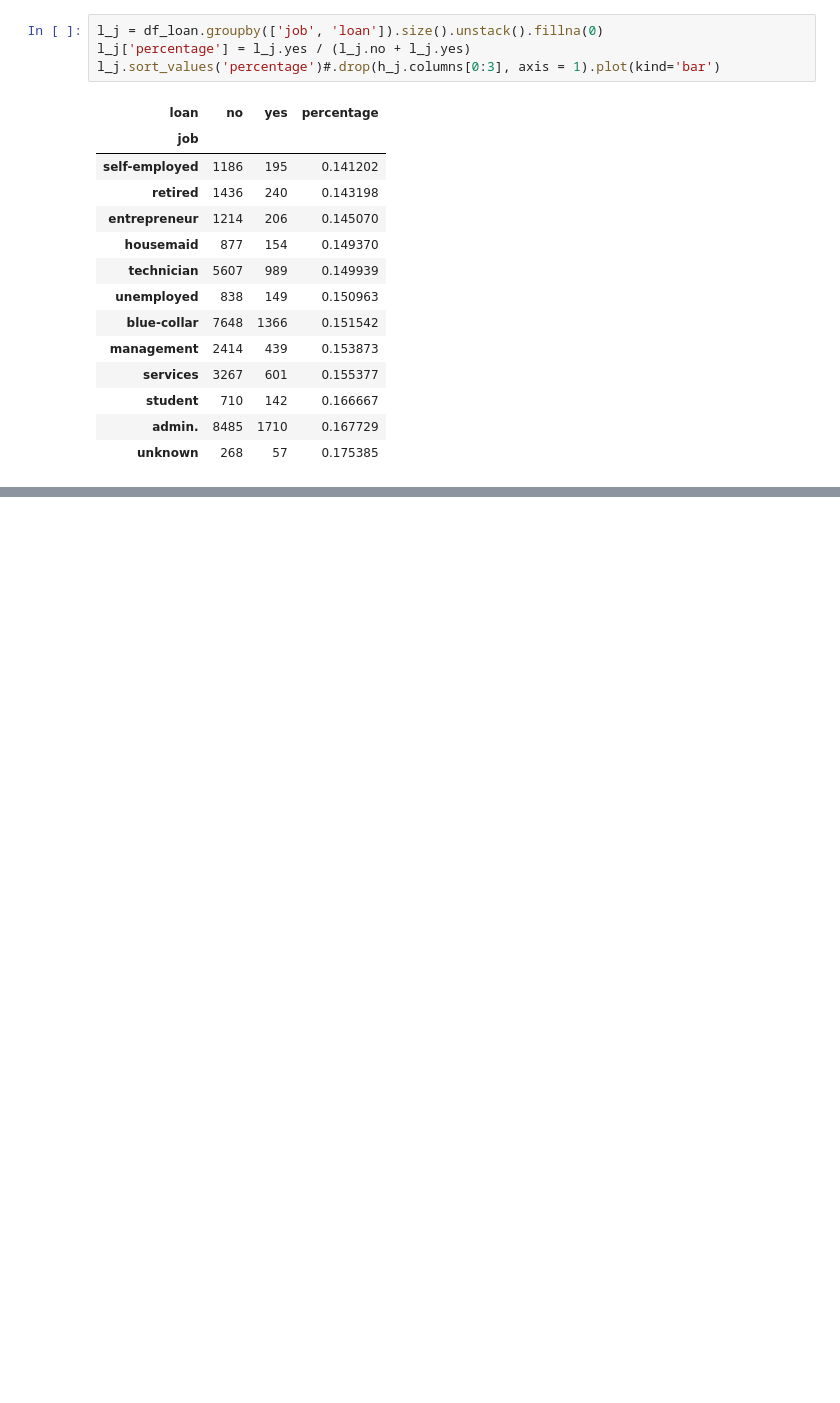
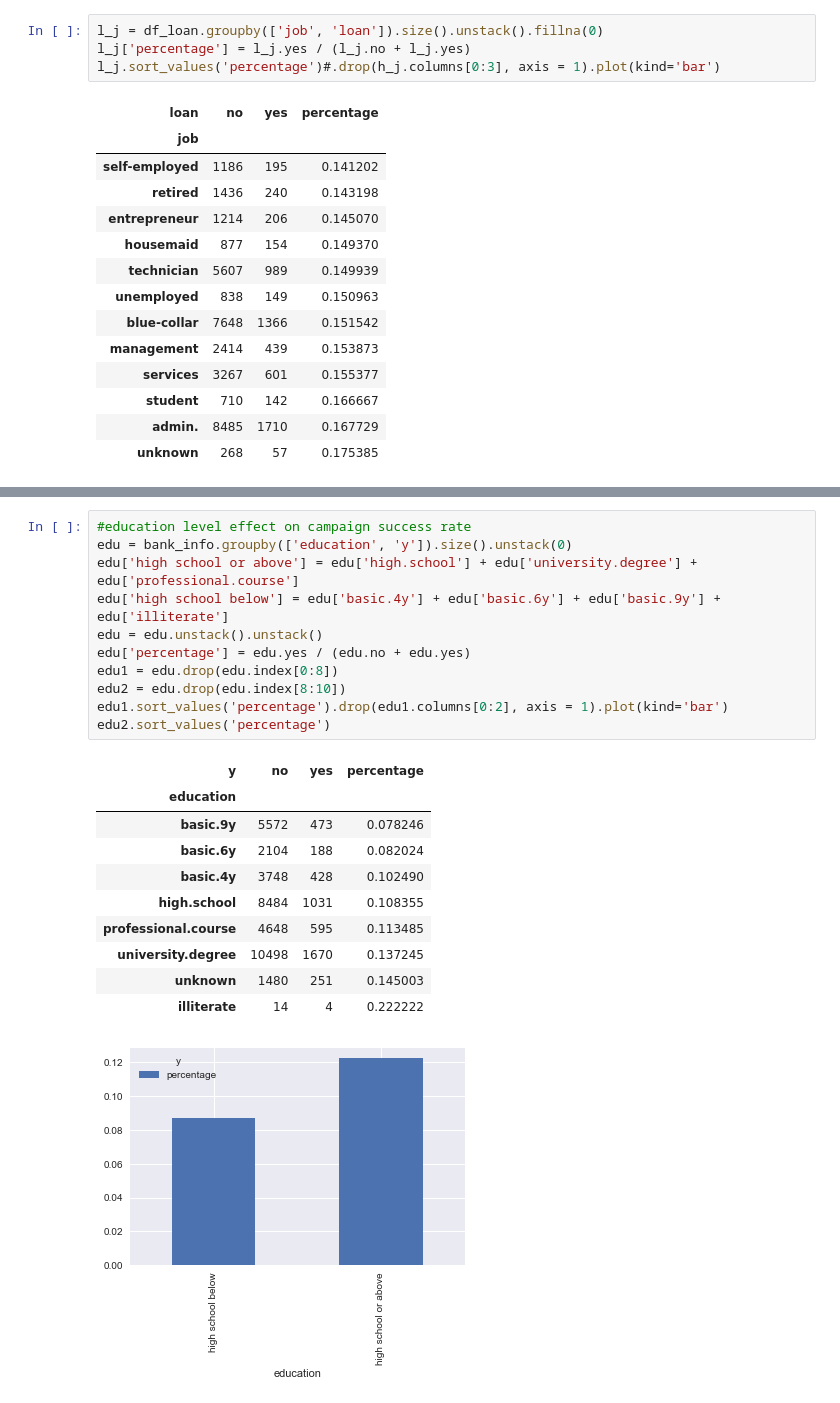
Before and after one commit to yatong2/Springboard, a Jupyter notebook: Capstone_Data_Exploration.ipynb, the cells around one changed output, grey strips where cells are left out. Drawn from its saved outputs; the diff is of its cells as text; blank space fills up the shorter version.

```diff
--- a/Capstone_Data_Exploration.ipynb
+++ b/Capstone_Data_Exploration.ipynb
@@ -150,0 +168,23 @@ l_j.sort_values('percentage')#.drop(h_j.columns[0:3], axis = 1).plot(kind='bar')
+# %%
+#education level effect on campaign success rate
+edu = bank_info.groupby(['education', 'y']).size().unstack(0)
+edu['high school or above'] = edu['high.school'] + edu['university.degree'] + edu['professional.course']
+edu['high school below'] = edu['basic.4y'] + edu['basic.6y'] + edu['basic.9y'] + edu['illiterate']
+edu = edu.unstack().unstack()
+edu['percentage'] = edu.yes / (edu.no + edu.yes)
+edu1 = edu.drop(edu.index[0:8])
+edu2 = edu.drop(edu.index[8:10])
+edu1.sort_values('percentage').drop(edu1.columns[0:2], axis = 1).plot(kind='bar')
+edu2.sort_values('percentage')
+# %% [output]
+| y | no | yes | percentage |
+| education |  |  |  |
+| basic.9y | 5572 | 473 | 0.078246 |
+| basic.6y | 2104 | 188 | 0.082024 |
+| basic.4y | 3748 | 428 | 0.102490 |
+| high.school | 8484 | 1031 | 0.108355 |
+| professional.course | 4648 | 595 | 0.113485 |
+| university.degree | 10498 | 1670 | 0.137245 |
+| unknown | 1480 | 251 | 0.145003 |
+| illiterate | 14 | 4 | 0.222222 |
+[figure, added]
```
Also changed, not shown: parts of 8 cells of this notebook.
